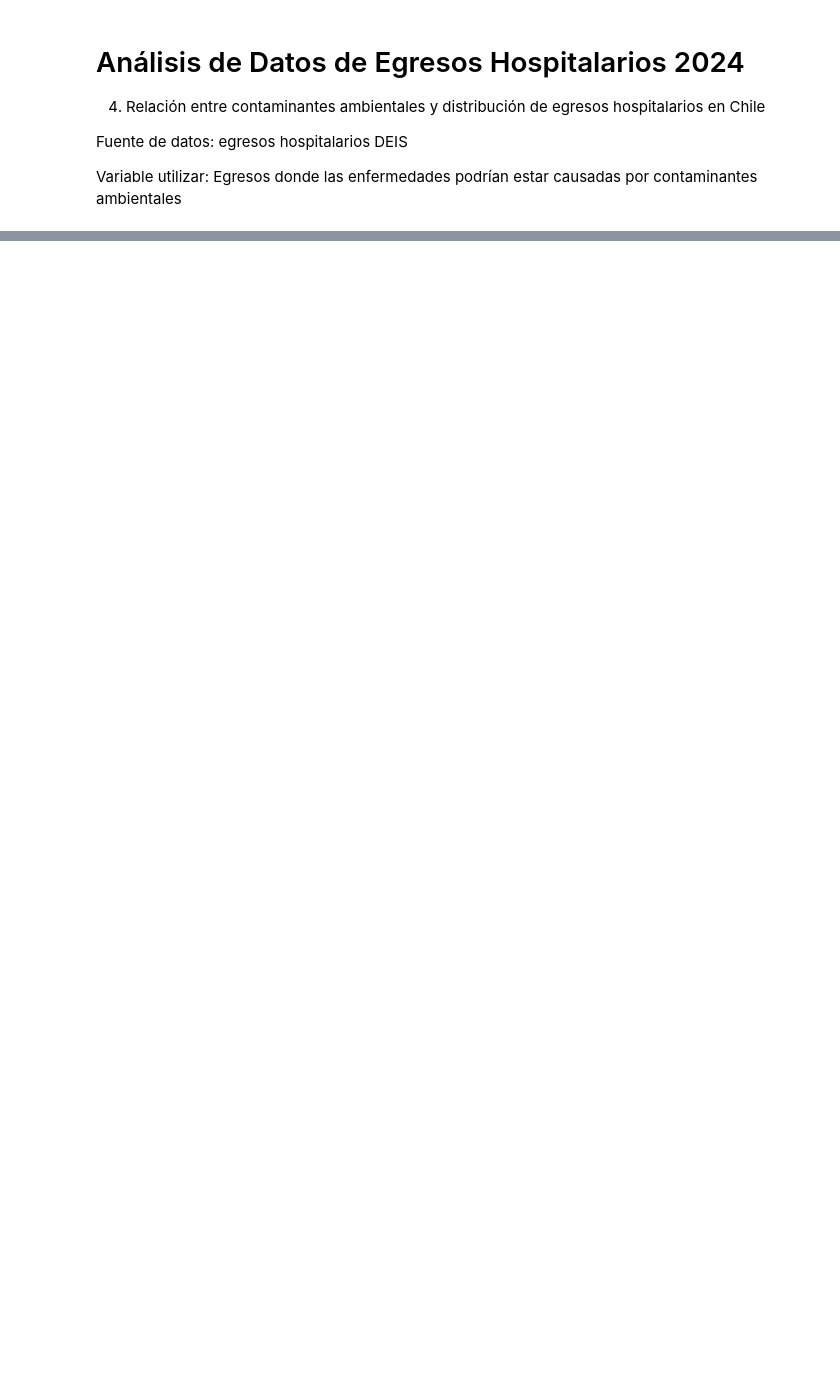
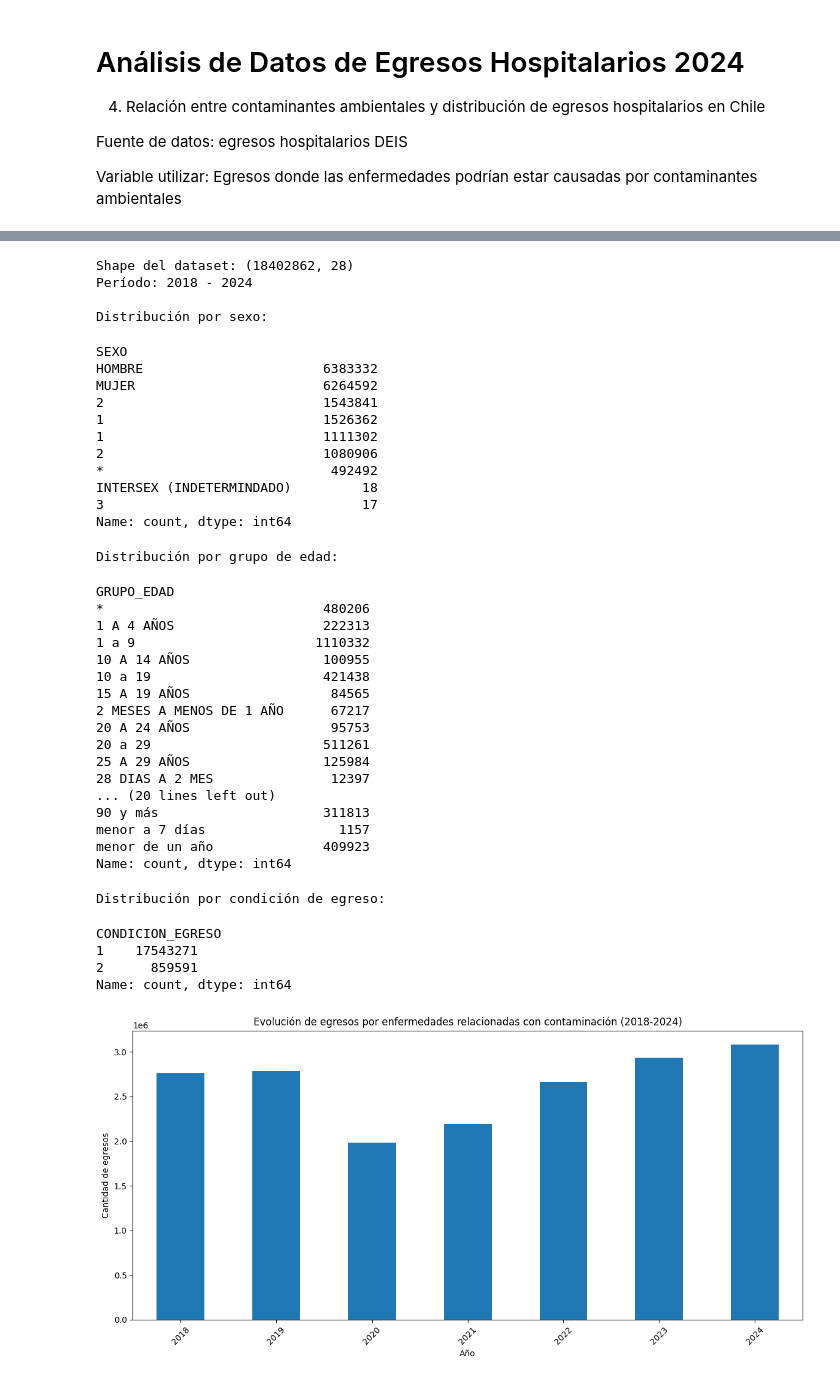
Before and after one commit to MattiasMR/infEstadistica, a Jupyter notebook: ProyectoGrupal/trabajo_grupal.ipynb, the cells around one changed output, grey strips where cells are left out. Saved outputs shown, nothing was run; the diff lists cells and outputs as text; code cells hidden in the pictures; blank space fills up the shorter version.

Commit message:
Analisis avanzado, unión de todos los datasets (2018 - 2024), agregar README, subir datasets

```diff
--- a/ProyectoGrupal/trabajo_grupal.ipynb
+++ b/ProyectoGrupal/trabajo_grupal.ipynb
@@ -254,0 +248,63 @@ See the caveats in the documentation: https://pandas.pydata.org/pandas-docs/stab
+# %%
+# Análisis exploratorio básico
+print(f"Shape del dataset: {df_final.shape}")
+print(f"Período: {df_final['AÑO'].min()} - {df_final['AÑO'].max()}")
+
+print("\nDistribución por sexo:")
+display(df_final['SEXO'].value_counts())
+
+print("\nDistribución por grupo de edad:")
+display(df_final['GRUPO_EDAD'].value_counts().sort_index())
+
+print("\nDistribución por condición de egreso:")
+display(df_final['CONDICION_EGRESO'].value_counts())
+
+# Visualización de evolución temporal
+plt.figure(figsize=(12, 6))
+df_final['AÑO'].value_counts().sort_index().plot(kind='bar')
+plt.title('Evolución de egresos por enfermedades relacionadas con contaminación (2018-2024)')
+plt.xlabel('Año')
+plt.ylabel('Cantidad de egresos')
+plt.xticks(rotation=45)
+plt.tight_layout()
+plt.show()
+# %% [output]
+Shape del dataset: (18402862, 28)
+Período: 2018 - 2024
+
+Distribución por sexo:
+SEXO
+HOMBRE                       6383332
+MUJER                        6264592
+2                            1543841
+1                            1526362
+1                            1111302
+2                            1080906
+*                             492492
+INTERSEX (INDETERMINDADO)         18
+3                                 17
+Name: count, dtype: int64
+Distribución por grupo de edad:
+GRUPO_EDAD
+*                            480206
+1 A 4 AÑOS                   222313
+1 a 9                       1110332
+10 A 14 AÑOS                 100955
+10 a 19                      421438
+15 A 19 AÑOS                  84565
+2 MESES A MENOS DE 1 AÑO      67217
+20 A 24 AÑOS                  95753
+20 a 29                      511261
+25 A 29 AÑOS                 125984
+28 DIAS A 2 MES               12397
+... (20 lines left out)
+90 y más                     311813
+menor a 7 días                 1157
+menor de un año              409923
+Name: count, dtype: int64
+Distribución por condición de egreso:
+CONDICION_EGRESO
+1    17543271
+2      859591
+Name: count, dtype: int64
+[figure, added]
```
Also changed, not shown: parts of 27 cells of this notebook, 9 other files.
